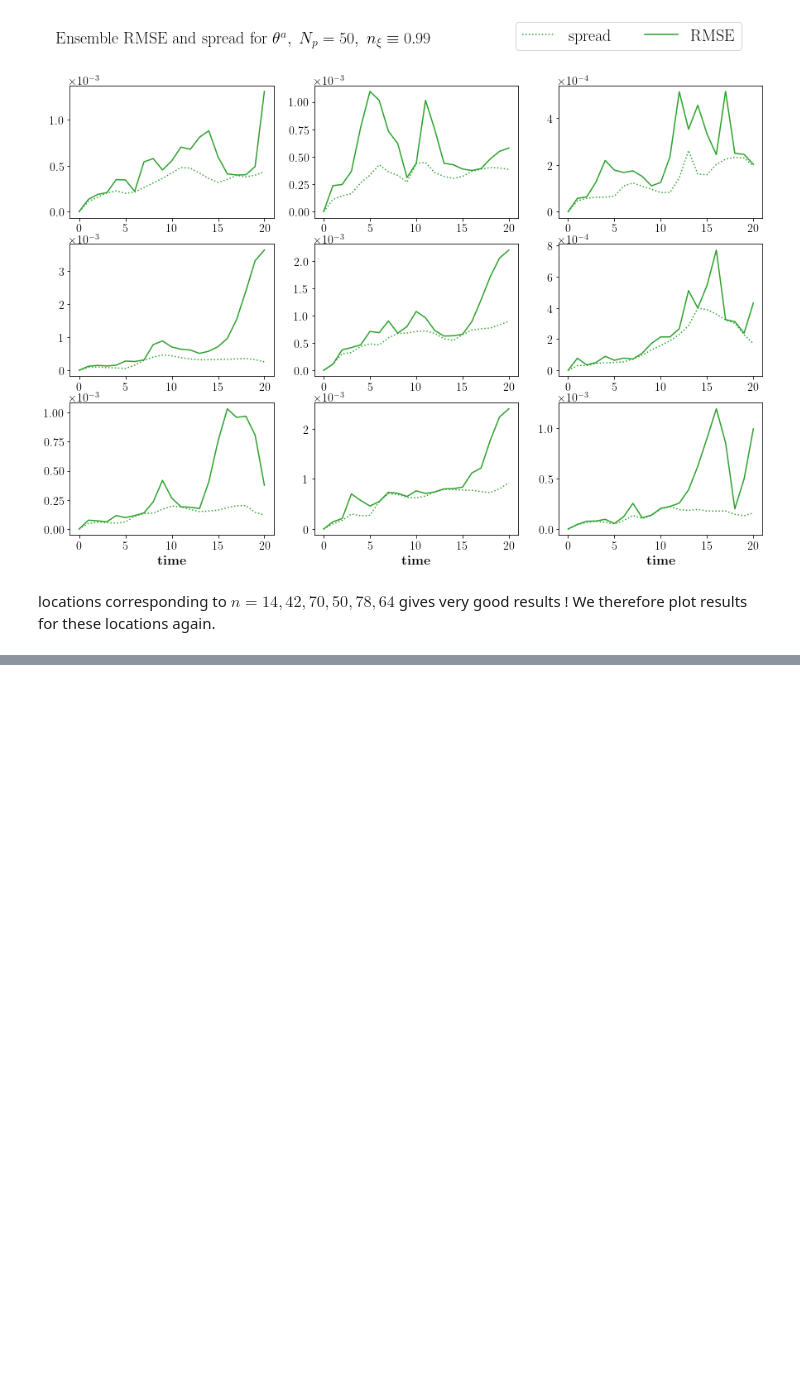
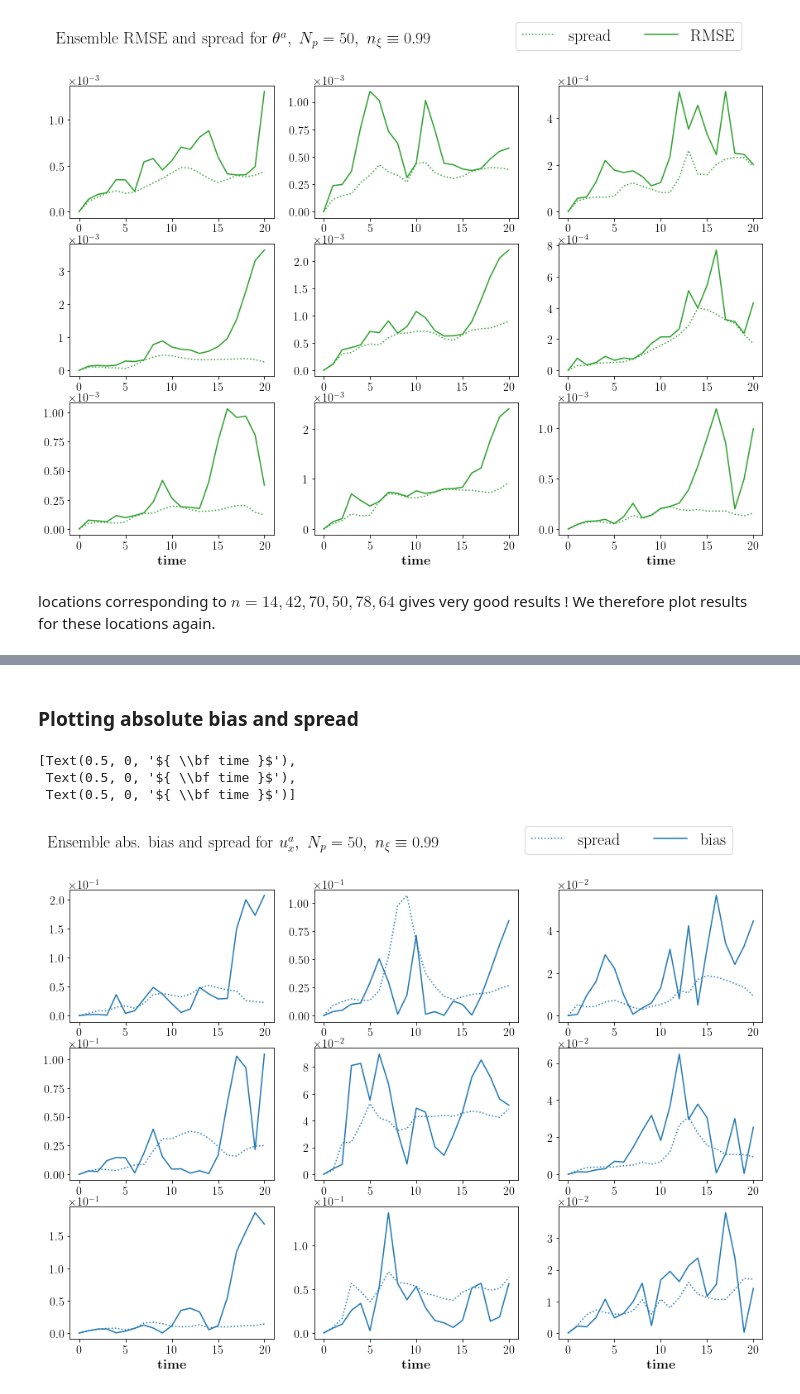
Before and after one commit to sharma-kk/coupled_OA_model, a Jupyter notebook: stochastic/224x32/data_analysis/bias_rmse_spread_m_obs_ou_same_ic_t25_onwards.ipynb, the cells around one changed output, grey strips where cells are left out. Saved outputs shown, nothing was run; the diff lists cells and outputs as text; code cells hidden in the pictures; blank space fills up the shorter version.

```diff
--- a/stochastic/224x32/data_analysis/bias_rmse_spread_m_obs_ou_same_ic_t25_onwards.ipynb
+++ b/stochastic/224x32/data_analysis/bias_rmse_spread_m_obs_ou_same_ic_t25_onwards.ipynb
@@ -259 +268,25 @@ plt.savefig('../plots/ou_same_ic/spread_rmse_res_32_atm_temp_var_99_part_50_t25_
 [figure]
+# %% [markdown]
+### Plotting absolute bias and spread
+# %%
+fig, ax = plt.subplots(3,3, figsize=(15, 10))
+obs_p = [8, 14, 20, 36, 42, 50, 64, 70, 78] # 14, 42, 70, 50, 78, 64 gives better results
+n = 0
+for i in [2,1,0]:
+    for j in [0,1,2]:
+        ax[i,j].plot(ux_spread[:,obs_p[n]], color = 'tab:blue', linestyle='dotted', label='spread')
+        # ax[i,j].plot(ux_rmse[:,obs_p[n]], color = 'tab:blue', label='RMSE')
+        ax[i,j].plot(ux_bias[:,obs_p[n]], color = 'tab:blue', label='bias')
+        ax[i,j].ticklabel_format(axis='y',style='scientific', scilimits=(0,0), useMathText=True)
+        ax[i,j].set_xticks(np.arange(0,21,5))
+        n += 1
+
+handles, labels = ax[0,0].get_legend_handles_labels()
+fig.legend(handles, labels, loc='upper center', bbox_to_anchor=(0.75, 1), ncol=2)
+fig.suptitle(r'Ensemble abs. bias and spread for $u_x^a, \ N_p = 50, \ n_{\xi} \equiv 0.99$', x = 0.32, y = .97)
+plt.setp(ax[-1, :], xlabel=r'${ \bf time }$')
+# %% [output]
+[Text(0.5, 0, '${ \\bf time }$'),
+ Text(0.5, 0, '${ \\bf time }$'),
+ Text(0.5, 0, '${ \\bf time }$')]
+[figure, added]
```
Also changed, not shown: parts of 9 cells of this notebook, 23 other files.
